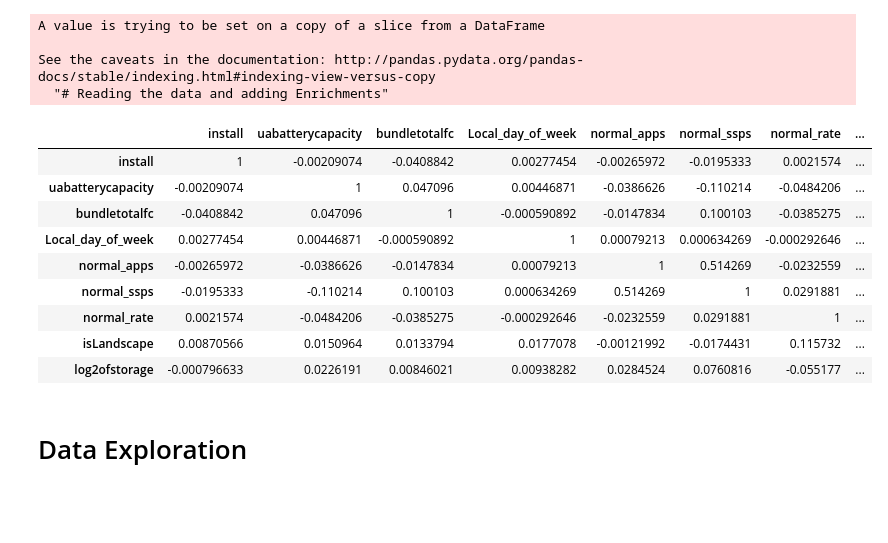
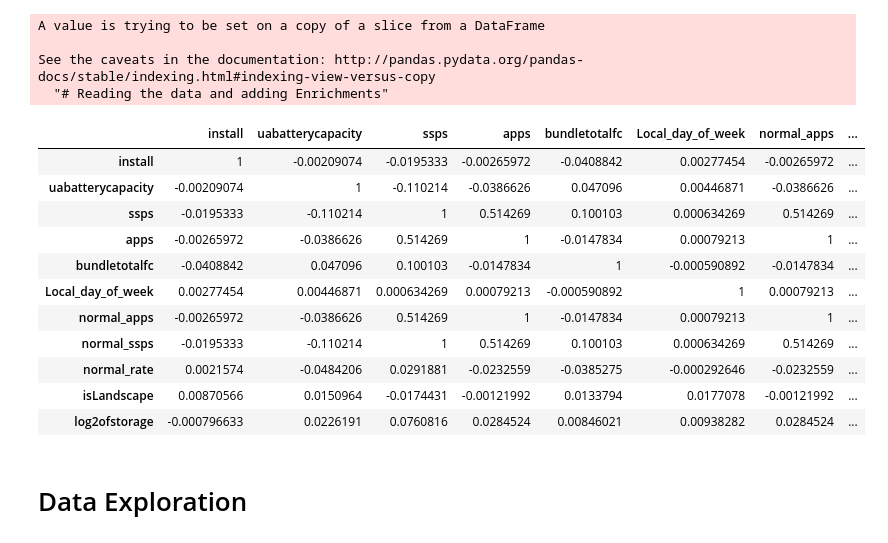
Before and after one commit to Talisberg/TCDS_Final_Project, a Jupyter notebook: Exploration.ipynb, the cells around one changed output. Saved outputs shown, nothing was run; the diff lists cells and outputs as text; code cells hidden in the pictures; blank space fills up the shorter version.

```diff
--- a/Exploration.ipynb
+++ b/Exploration.ipynb
@@ -30,22 +23,24 @@ See the caveats in the documentation: http://pandas.pydata.org/pandas-docs/stabl
 # %%
 Col_Filter = [
                     'crid','uadeviceram','ppi','time','height','bidtime'#,'install'
                     'Impression_Price','bid','impr','installprice','bidtime','Impression_Price',
-                    'month','apps','ssps','bundleAvgUserRating','uareleaseyear','device_age'
+                    'month','bundleAvgUserRating','uareleaseyear','device_age'
             ]
 corr = df[[x for x in df.columns if x not in Col_Filter]].corr()
 corr.style.background_gradient(cmap='coolwarm')
 # %% [output]
-|  | install | uabatterycapacity | bundletotalfc | Local_day_of_week | normal_apps | normal_ssps | normal_rate | ... |
-| install | 1 | -0.00209074 | -0.0408842 | 0.00277454 | -0.00265972 | -0.0195333 | 0.0021574 | ... |
-| uabatterycapacity | -0.00209074 | 1 | 0.047096 | 0.00446871 | -0.0386626 | -0.110214 | -0.0484206 | ... |
-| bundletotalfc | -0.0408842 | 0.047096 | 1 | -0.000590892 | -0.0147834 | 0.100103 | -0.0385275 | ... |
-| Local_day_of_week | 0.00277454 | 0.00446871 | -0.000590892 | 1 | 0.00079213 | 0.000634269 | -0.000292646 | ... |
-| normal_apps | -0.00265972 | -0.0386626 | -0.0147834 | 0.00079213 | 1 | 0.514269 | -0.0232559 | ... |
-| normal_ssps | -0.0195333 | -0.110214 | 0.100103 | 0.000634269 | 0.514269 | 1 | 0.0291881 | ... |
-| normal_rate | 0.0021574 | -0.0484206 | -0.0385275 | -0.000292646 | -0.0232559 | 0.0291881 | 1 | ... |
-| isLandscape | 0.00870566 | 0.0150964 | 0.0133794 | 0.0177078 | -0.00121992 | -0.0174431 | 0.115732 | ... |
-| log2ofstorage | -0.000796633 | 0.0226191 | 0.00846021 | 0.00938282 | 0.0284524 | 0.0760816 | -0.055177 | ... |
+|  | install | uabatterycapacity | ssps | apps | bundletotalfc | Local_day_of_week | normal_apps | ... |
+| install | 1 | -0.00209074 | -0.0195333 | -0.00265972 | -0.0408842 | 0.00277454 | -0.00265972 | ... |
+| uabatterycapacity | -0.00209074 | 1 | -0.110214 | -0.0386626 | 0.047096 | 0.00446871 | -0.0386626 | ... |
+| ssps | -0.0195333 | -0.110214 | 1 | 0.514269 | 0.100103 | 0.000634269 | 0.514269 | ... |
+| apps | -0.00265972 | -0.0386626 | 0.514269 | 1 | -0.0147834 | 0.00079213 | 1 | ... |
+| bundletotalfc | -0.0408842 | 0.047096 | 0.100103 | -0.0147834 | 1 | -0.000590892 | -0.0147834 | ... |
+| Local_day_of_week | 0.00277454 | 0.00446871 | 0.000634269 | 0.00079213 | -0.000590892 | 1 | 0.00079213 | ... |
+| normal_apps | -0.00265972 | -0.0386626 | 0.514269 | 1 | -0.0147834 | 0.00079213 | 1 | ... |
+| normal_ssps | -0.0195333 | -0.110214 | 1 | 0.514269 | 0.100103 | 0.000634269 | 0.514269 | ... |
+| normal_rate | 0.0021574 | -0.0484206 | 0.0291881 | -0.0232559 | -0.0385275 | -0.000292646 | -0.0232559 | ... |
+| isLandscape | 0.00870566 | 0.0150964 | -0.0174431 | -0.00121992 | 0.0133794 | 0.0177078 | -0.00121992 | ... |
+| log2ofstorage | -0.000796633 | 0.0226191 | 0.0760816 | 0.0284524 | 0.00846021 | 0.00938282 | 0.0284524 | ... |
 # %% [markdown]
 # Data Exploration
 # %% [markdown]
```
Also changed, not shown: parts of 28 cells of this notebook.
